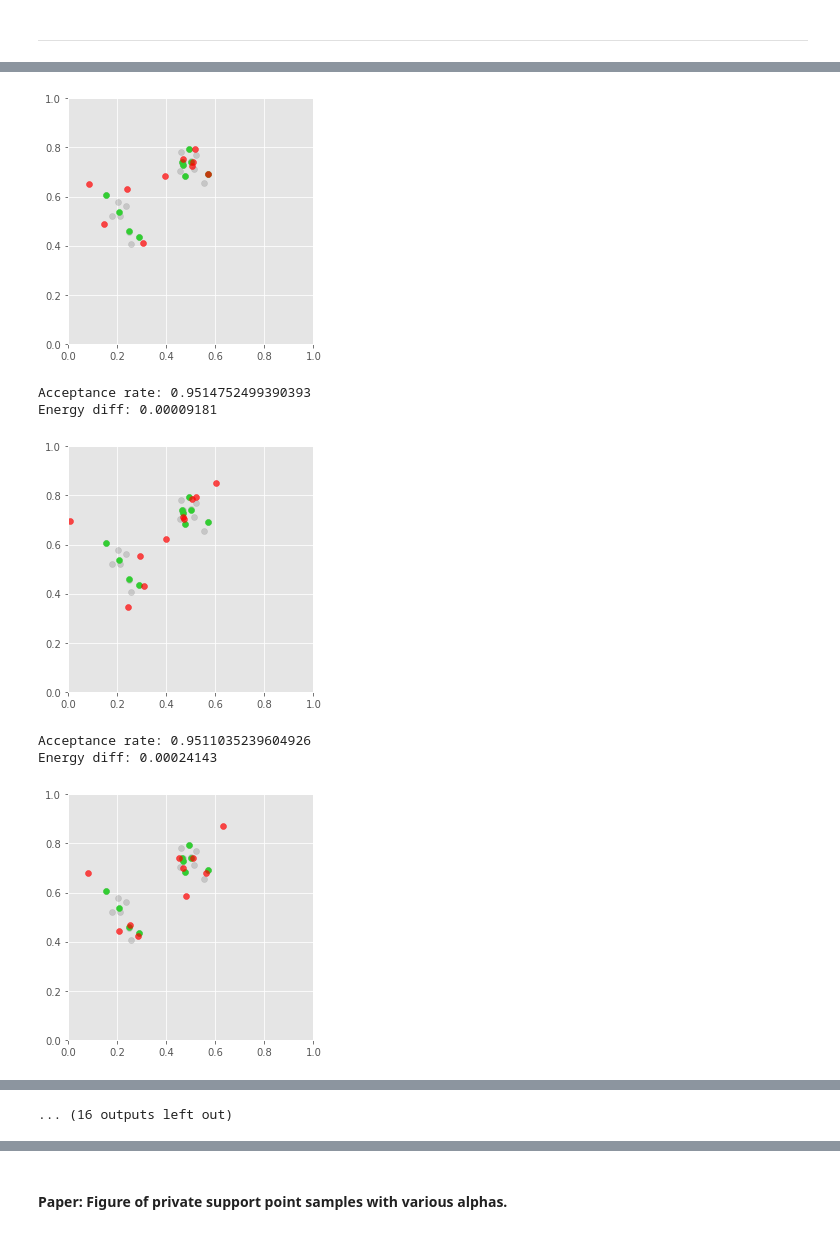
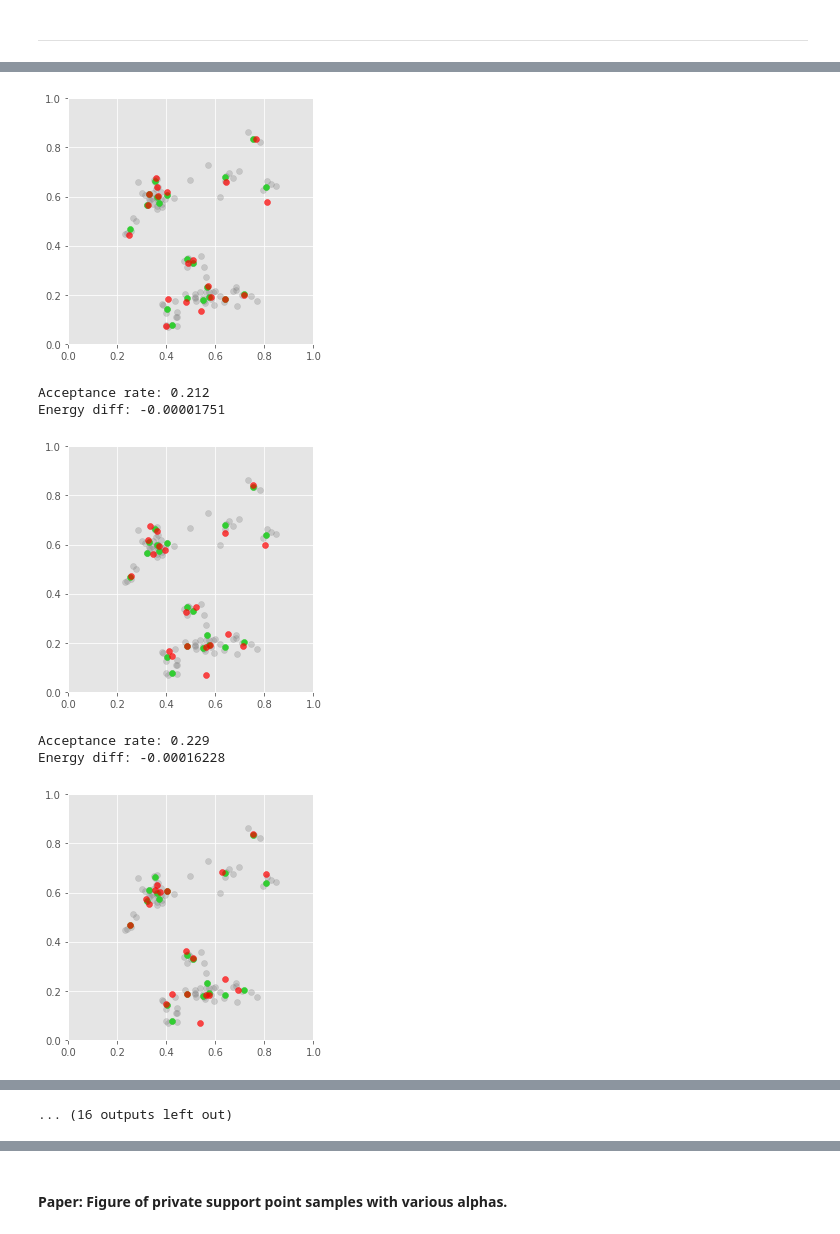
Before and after one commit to diesendruck/pv, a Jupyter notebook: mv_sp_privacy/src/sp_privacy.ipynb, the cells around one changed output, grey strips where cells are left out. Cells and saved outputs as stored; diff of their text form; code cells hidden in the pictures.

```diff
--- a/mv_sp_privacy/src/sp_privacy.ipynb
+++ b/mv_sp_privacy/src/sp_privacy.ipynb
@@ -73,12 +71,12 @@ Y_INIT_OPTION = 'radial'         # ['grid', 'random', 'radial']
 MAX_ITER = 301                   # Num iterations in each support point optimization. [301]
 LR = 1e-2                        # Energy optimization learning rate. [1e-2]
 
-C = 3                            # Number of clusters in data. [10]
+C = 10                           # Number of clusters in data. [10]
 SIGMA_DATA = 0.03                # Bandwidth of data. [0.03]
-M = 20                           # Number of data points. [200]
+NUM_DATA = 100                   # Number of data points. [200]
 DIM = 2                          # Dimension of data. [2]
 
-N = 10                           # Number of support points. [10]
+NUM_SUPP = 20                    # Number of support points. [10]
 ALPHA = 50                       # Differential privacy level. [50]
 ENERGY_POWER = 2.                # Power for energy distance kernel. [2]
 STEP_SIZE = 1e-3                 # Diffusion and MH step sizes. [1e-3]
@@ -88,5 +86,6 @@ ___
 # 2. Load and Plot Data
 # %%
 # Load data.
-x = load_balog_data(M, DIM, C, SIGMA_DATA, make_new=True, do_weighted=True)
+#np.random.seed(345)
+x = load_balog_data(NUM_DATA, DIM, C, SIGMA_DATA, make_new=True, do_weighted=True)
 # %% [output]
@@ -97,7 +96,7 @@ ___
 # 3. Run Support Point Optimization
 # %%
 # Compute m support points on full set.
-y_opt, e_opt = get_support_points(x, N, MAX_ITER, LR, is_tf=IS_TF)
+y_opt, e_opt = get_support_points(x, NUM_SUPP, MAX_ITER, LR, is_tf=IS_TF)
 # %% [output]
 STARTING RUN. is_tf: True, y_init: radial, clip: bounds, wlb: False
   [*] Using TensorFlow optimization.
@@ -174,33 +165,35 @@ PLOT = 1
 # %%
-if RUN_MH:
-    # Sampling parameters.
-    STEP_SIZE = 1e-3
-    NUM_Y_TILDES = 200
-    ALPHA = 1000
+# Sampling parameters.
+STEP_SIZE = 1.5e-2  # 1.5e-2
+NUM_Y_TILDES = 21
+ALPHA = 20000  # 10000
+# Define energy sensitivity for Exponential Mechanism.
+energy_sensitivity = get_energy_sensitivity(x, NUM_SUPP)
+print(('Exp(2 * U / alpha) = Exp(2 * {:.4f} / {:.2f}) '
+       '= Exp({:.8f})').format(energy_sensitivity, ALPHA,
+                               2. * energy_sensitivity / ALPHA))
 
-    METHOD = 'mh'
-    print('\n\n--------- RUNNING {} ----------\n'.format(METHOD.upper()))
-    (y_tildes,
-     energies,
-     _) = sample_sp_exp_mech(e_opt, energy_sensitivity, x, y_opt,
-                             METHOD, STEP_SIZE, NUM_Y_TILDES, ALPHA,
-                             plot=PLOT)
+(y_tildes,
+ energies,
+ _) = sample_sp_exp_mech(e_opt, energy_sensitivity, x, y_opt,
+                         'mh', STEP_SIZE, NUM_Y_TILDES, ALPHA,
+                         plot=PLOT)
 
-    if PLOT:
-        #plt.title('Energies with MH, {} samples'.format(len(energies_mh)))
-        plt.hist(energies, bins=20, alpha=0.3, density=True, label='Samples')
+if PLOT:
+    #plt.title('Energies with MH, {} samples'.format(len(energies_mh)))
+    plt.hist(energies, bins=20, alpha=0.3, density=True, label='Samples')
 
 
-        # Compare to Exponential density.
-        p = exponential_param = 2. * energy_sensitivity / ALPHA
-        xs = np.linspace(0, np.max(energies), 100)
-        xs_dens = 1 / p * np.exp(-xs / p)
-        plt.plot(xs, xs_dens, c='gray', label='Exponential density')
-        plt.xlabel(r'Energy, $e(y, \tilde{y})$', fontsize=14)
-        plt.ylabel('Frequency', fontsize=14)
+    # Compare to Exponential density.
+    p = exponential_param = 2. * energy_sensitivity / ALPHA
+    xs = np.linspace(0, np.max(energies), 100)
+    xs_dens = 1 / p * np.exp(-xs / p)
+    plt.plot(xs, xs_dens, c='gray', label='Exponential density')
+    plt.xlabel(r'Energy, $e(y, \tilde{y})$', fontsize=14)
+    plt.ylabel('Frequency', fontsize=14)
 
-        plt.tight_layout()
-        plt.savefig('../output/fig_mh_energies.png')
-        plt.show()
-        print('p: {}'.format(p))
+    plt.tight_layout()
+    plt.savefig('../output/fig_mh_energies.png')
+    plt.show()
+    print('Exponential param: {:.8f}'.format(p))
 # %% [output]
@@ -217,7 +209,7 @@ Energy diff: -0.00025697
-[figure, old version]
+[figure, new version]
-Acceptance rate: 0.9514752499390393
-Energy diff: 0.00009181
+Acceptance rate: 0.212
+Energy diff: -0.00001751
-[figure, old version]
+[figure, new version]
-Acceptance rate: 0.9511035239604926
-Energy diff: 0.00024143
+Acceptance rate: 0.229
+Energy diff: -0.00016228
-[figure, old version]
+[figure, new version]
```
Also changed, not shown: parts of 31 cells of this notebook, 2 other files.
